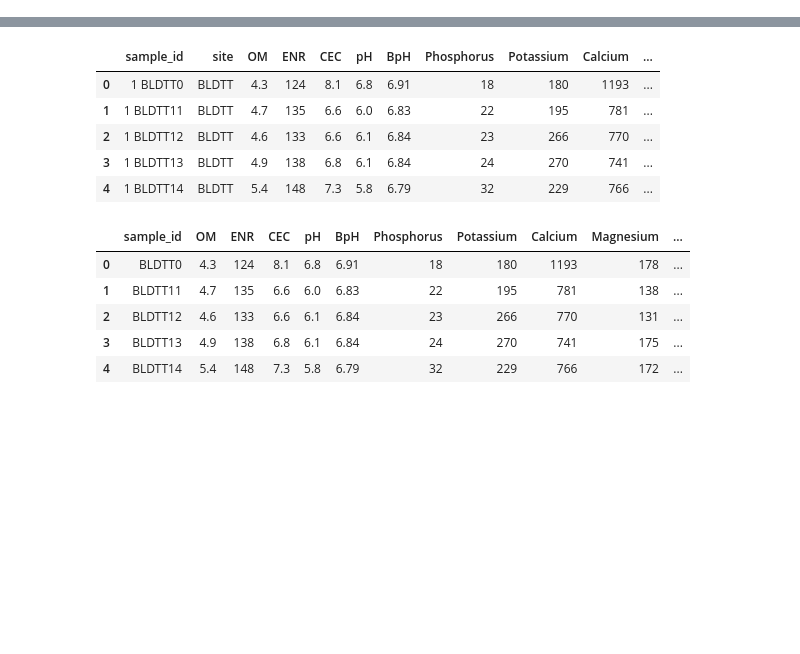
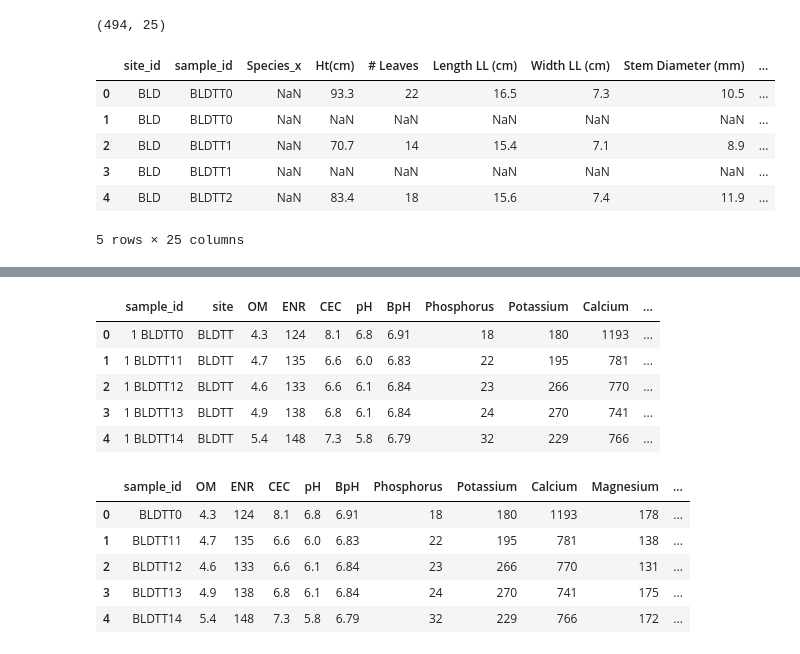
Before and after one commit to chdorgeix1/research_project, a Jupyter notebook: sql_db/csv_folder/data_1nf_processing.ipynb, the cells around one changed output, grey strips where cells are left out. Cells and saved outputs as stored; diff of their text form; code cells hidden in the pictures; blank space fills up the shorter version.

```diff
--- a/sql_db/csv_folder/data_1nf_processing.ipynb
+++ b/sql_db/csv_folder/data_1nf_processing.ipynb
@@ -4,0 +52,13 @@ import sqlite3
+# %%
+merged_df = pd.merge(ldf1, ldf2, on='sample_id', how='left')  # You can choose 'how' based on your merge type
+print(merged_df.shape)
+merged_df.head()
+# %% [output]
+(494, 25)
+|  | site_id | sample_id | Species_x | Ht(cm) | # Leaves | Length LL (cm) | Width LL (cm) | Stem Diameter (mm) | ... |
+| 0 | BLD | BLDTT0 | NaN | 93.3 | 22 | 16.5 | 7.3 | 10.5 | ... |
+| 1 | BLD | BLDTT0 | NaN | NaN | NaN | NaN | NaN | NaN | ... |
+| 2 | BLD | BLDTT1 | NaN | 70.7 | 14 | 15.4 | 7.1 | 8.9 | ... |
+| 3 | BLD | BLDTT1 | NaN | NaN | NaN | NaN | NaN | NaN | ... |
+| 4 | BLD | BLDTT2 | NaN | 83.4 | 18 | 15.6 | 7.4 | 11.9 | ... |
+5 rows × 25 columns
```
Also changed, not shown: parts of 14 cells of this notebook, 1 other file.
